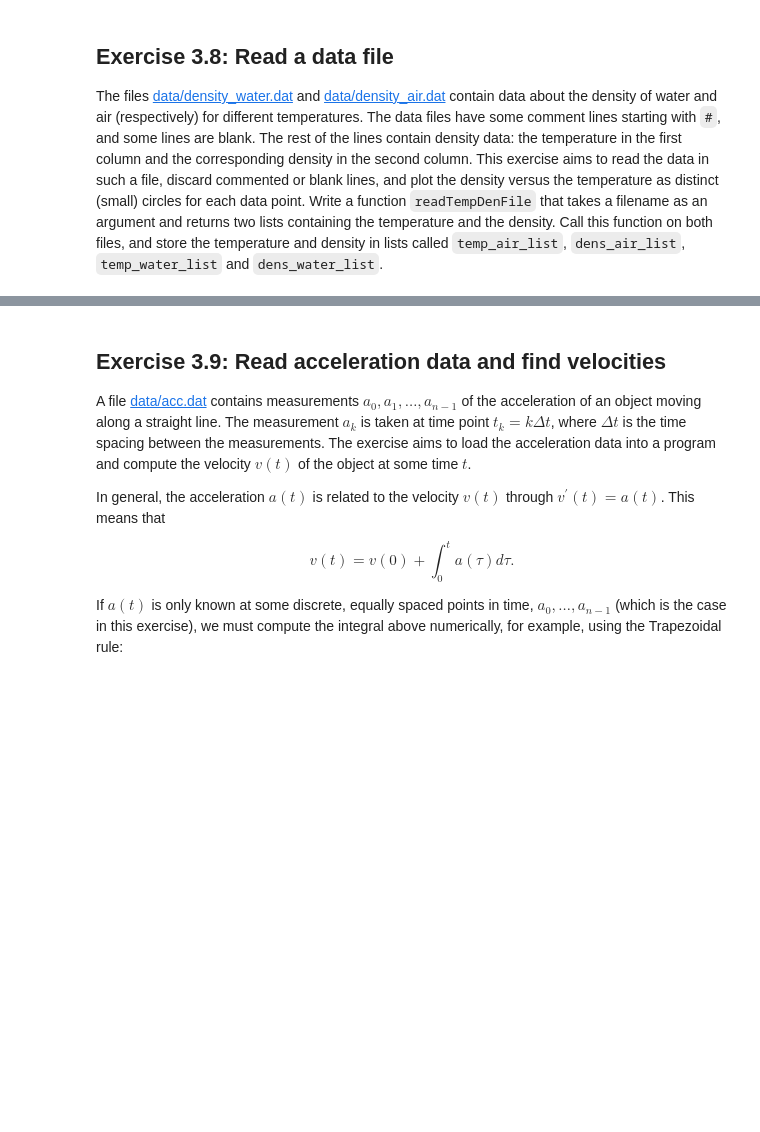
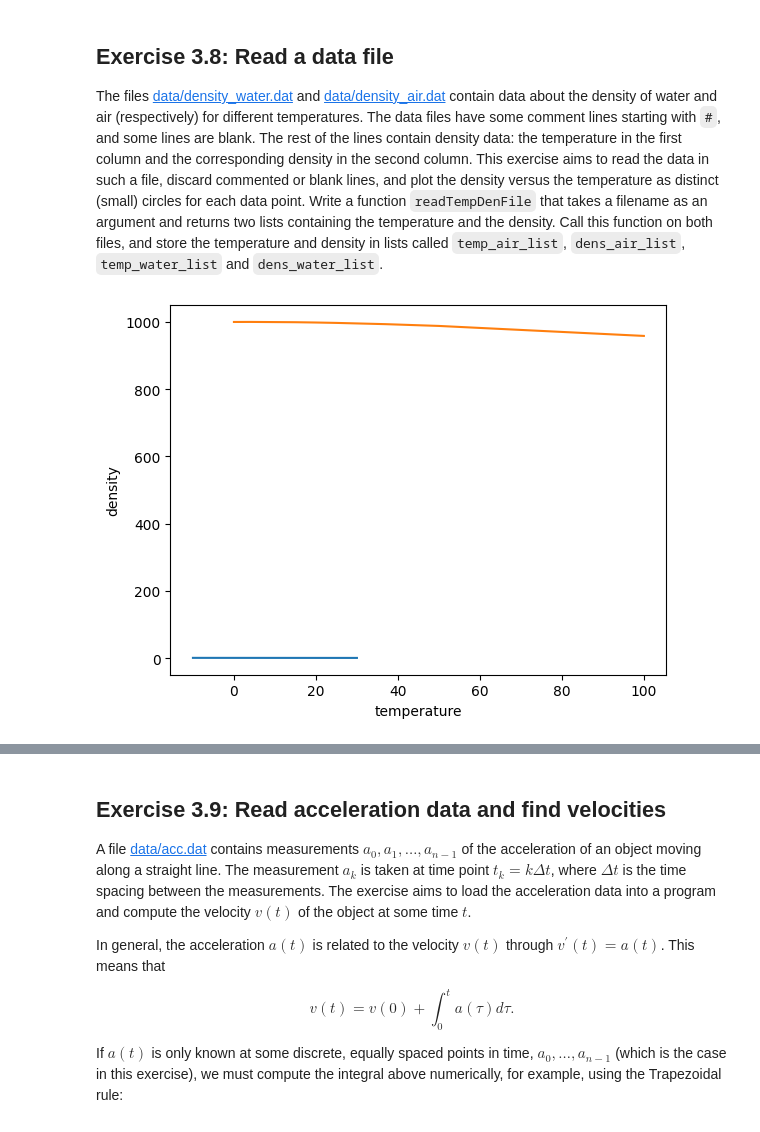
Before and after one commit to duarte-alex/introduction-to-python, a Jupyter notebook: lecture3/lecture3.ipynb, the cells around one changed output, grey strips where cells are left out. Saved outputs shown, nothing was run; the diff lists cells and outputs as text; code cells hidden in the pictures; blank space fills up the shorter version.

```diff
--- a/lecture3/lecture3.ipynb
+++ b/lecture3/lecture3.ipynb
@@ -591,3 +718,32 @@ The files [data/density_water.dat](./data/density_water.dat) and [data/density_a
+# %%
+def readTempDenFile(filename):
+
+    temp_list, dens_list = [], []
+    with open(filename, "r") as file:
+
+        for line in file:
+            try:
+                if len(line.split()) != 2:
+                    raise ValueError
+                else:
+                    temp_list.append(float(line.split()[0]))
+                    dens_list.append(float(line.split()[1]))
+
+            except ValueError:
+                pass
+
+    return temp_list, dens_list
+
+temp_air_list, dens_air_list = readTempDenFile("data/density_air.dat")
+temp_water_list, dens_water_list = readTempDenFile("data/density_water.dat")
+
+plt.plot(temp_air_list, dens_air_list, label="air: dens(T)")
+plt.plot(temp_water_list, dens_water_list, label="water: dens(T)")
+plt.xlabel("temperature")
+plt.ylabel("density")
+plt.show()
+# %% [output]
+[figure, added]
 # %%
 with pybryt.check(pybryt_reference(3, 8)):
     readTempDenFile("data/density_air.dat")
```
Also changed, not shown: parts of 28 cells of this notebook, 13 other files.
